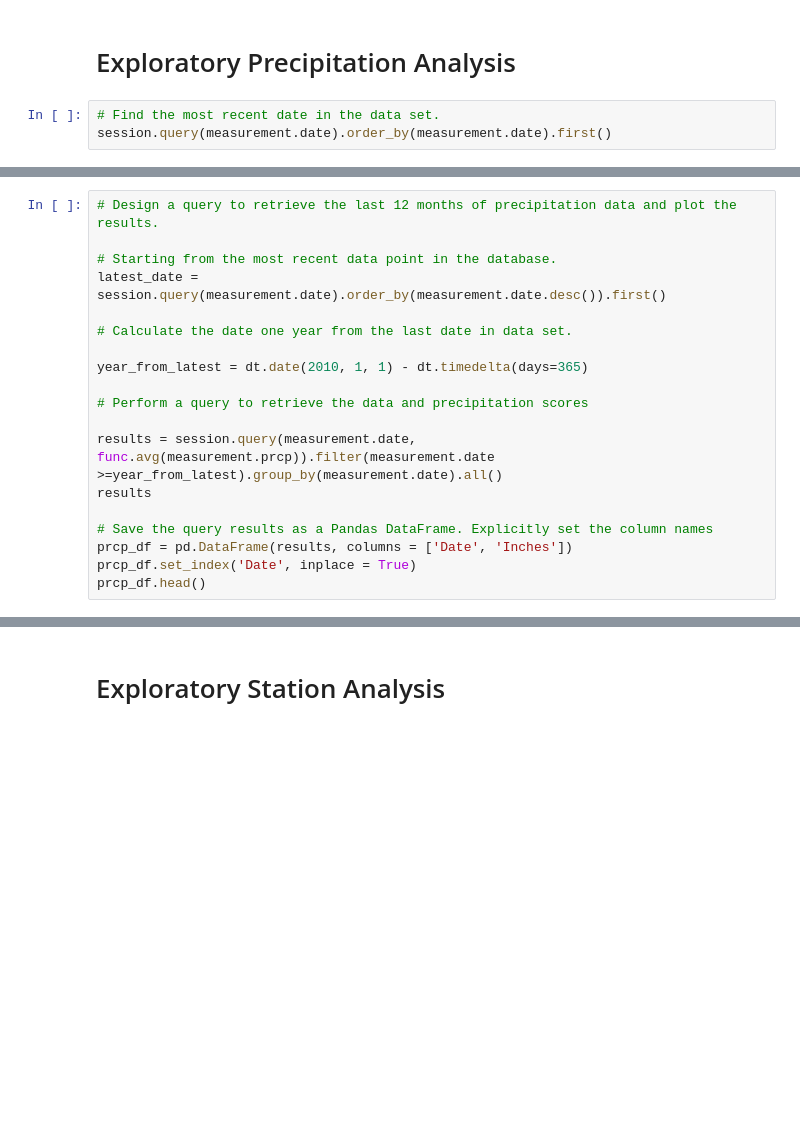
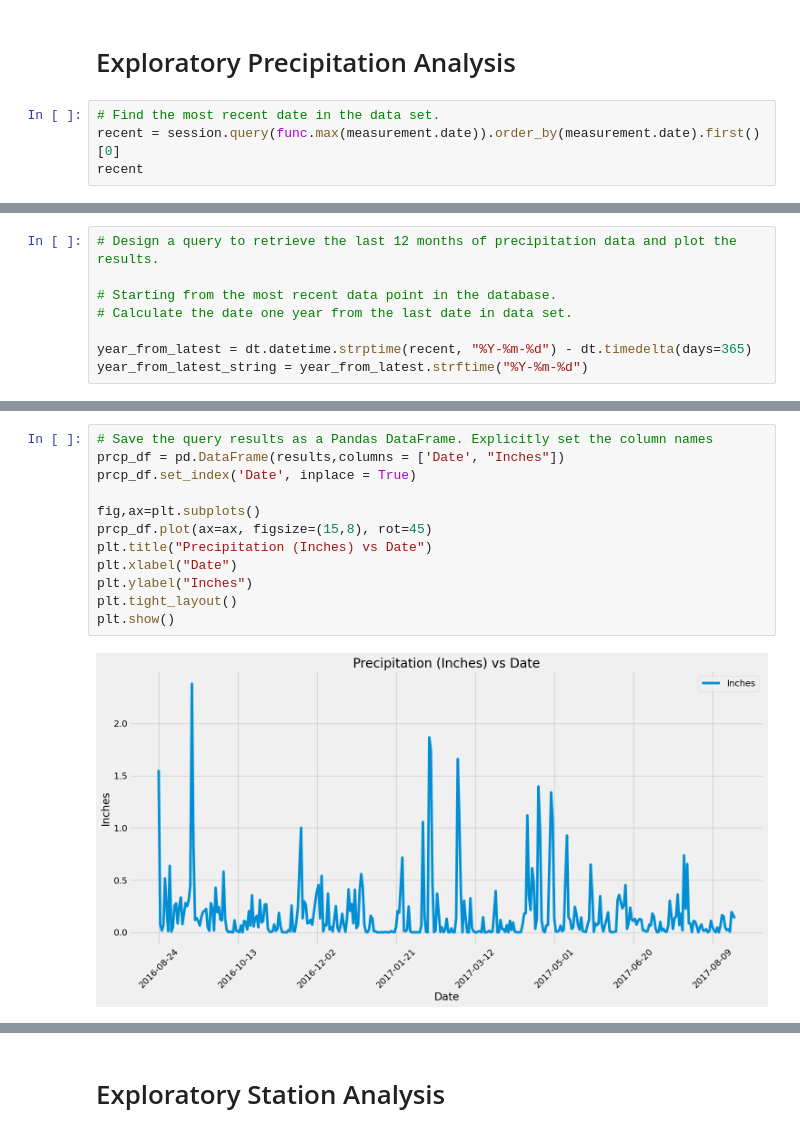
Before and after one commit to tlbravo/sqlalchemy-challenge, a Jupyter notebook: Starter_Code/climate_starter.ipynb, the cells around one changed output, grey strips where cells are left out. Cells and saved outputs as stored; diff of their text form; blank space fills up the shorter version.

```diff
--- a/Starter_Code/climate_starter.ipynb
+++ b/Starter_Code/climate_starter.ipynb
@@ -40,5 +40,6 @@ session = Session(engine)
 # Exploratory Precipitation Analysis
 # %%
 # Find the most recent date in the data set.
-session.query(measurement.date).order_by(measurement.date).first()
+recent = session.query(func.max(measurement.date)).order_by(measurement.date).first()[0]
+recent
 # %% [output]
@@ -47,18 +48,7 @@ session.query(measurement.date).order_by(measurement.date).first()
 # Design a query to retrieve the last 12 months of precipitation data and plot the results.
 
 # Starting from the most recent data point in the database.
-latest_date = session.query(measurement.date).order_by(measurement.date.desc()).first()
-
 # Calculate the date one year from the last date in data set.
 
-year_from_latest = dt.date(2010, 1, 1) - dt.timedelta(days=365)
-
-# Perform a query to retrieve the data and precipitation scores
-
-results = session.query(measurement.date, func.avg(measurement.prcp)).filter(measurement.date >=year_from_latest).group_by(measurement.date).all()
-results
-
-# Save the query results as a Pandas DataFrame. Explicitly set the column names
-prcp_df = pd.DataFrame(results, columns = ['Date', 'Inches'])
-prcp_df.set_index('Date', inplace = True)
-prcp_df.head()
+year_from_latest = dt.datetime.strptime(recent, "%Y-%m-%d") - dt.timedelta(days=365)
+year_from_latest_string = year_from_latest.strftime("%Y-%m-%d")
@@ -78,2 +78,16 @@ plt.show()
+# %%
+# Save the query results as a Pandas DataFrame. Explicitly set the column names
+prcp_df = pd.DataFrame(results,columns = ['Date', "Inches"])
+prcp_df.set_index('Date', inplace = True)
+
+fig,ax=plt.subplots()
+prcp_df.plot(ax=ax, figsize=(15,8), rot=45)
+plt.title("Precipitation (Inches) vs Date")
+plt.xlabel("Date")
+plt.ylabel("Inches")
+plt.tight_layout()
+plt.show()
+# %% [output]
+[figure, added]
 # %%
 # Use Pandas to calculate the summary statistics for the precipitation data
```
Also changed, not shown: parts of 6 cells of this notebook.
